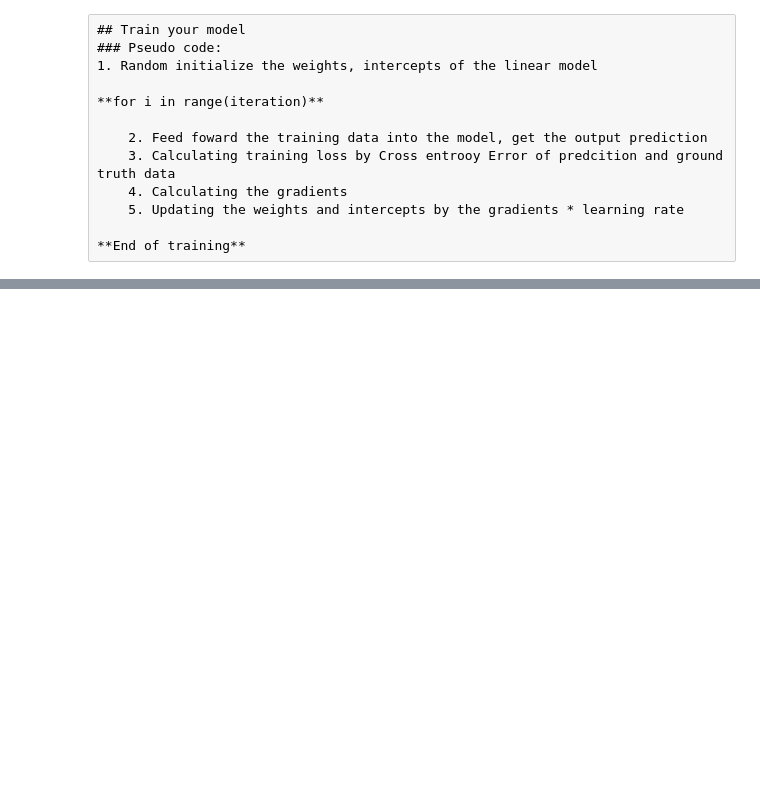
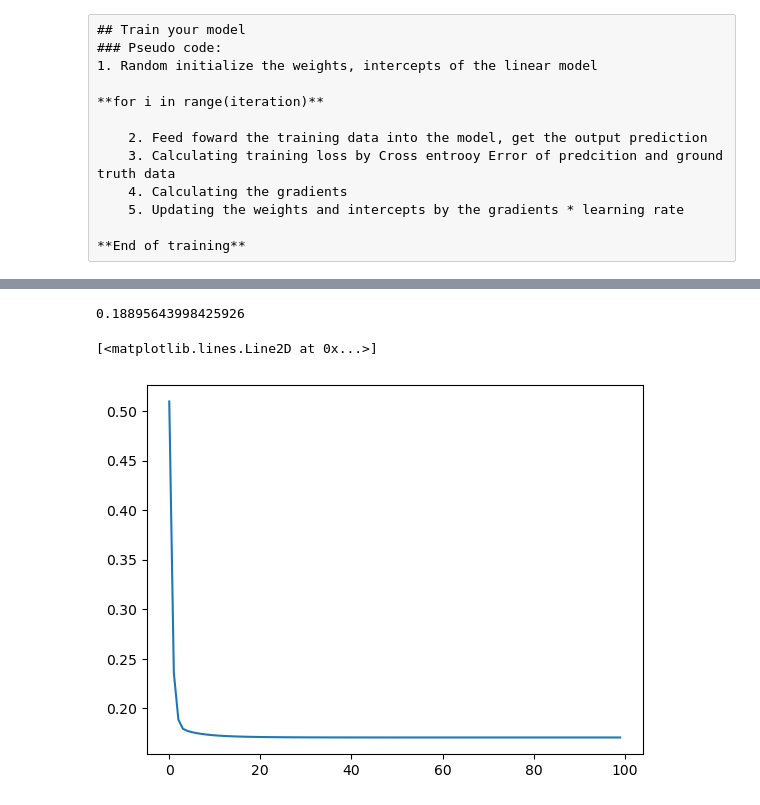
Before and after one commit to sorbet30237/NCTUCourses, a Jupyter notebook: ML2022FALL/HW1/HW1.ipynb, the cells around one changed output, grey strips where cells are left out. Drawn from its saved outputs; the diff is of its cells as text; code cells hidden in the pictures; blank space fills up the shorter version.

```diff
--- a/ML2022FALL/HW1/HW1.ipynb
+++ b/ML2022FALL/HW1/HW1.ipynb
@@ -151,0 +165,16 @@ print(w)
+# %%
+y_pred = x_test*w[1,0] + w[0,0]
+y_test = y_test.reshape(y_test.size, -1)
+y_pred = np.exp(-y_pred)
+y_pred = 1.0 / (y_pred+1)
+
+lossa = -(y_test*np.log(y_pred))
+lossb = -((1-y_test)*np.log(1-y_pred))
+ce = lossa.sum()/lossa.size + lossb.sum()/lossb.size
+print(ce)
+a = np.arange(100).reshape(100,1)
+plt.plot(a, lossi)
+# %% [output]
+0.18895643998425926
+[<matplotlib.lines.Line2D at 0x...>]
+[figure, added]
```
Also changed, not shown: parts of 4 cells of this notebook, 18 other files.
